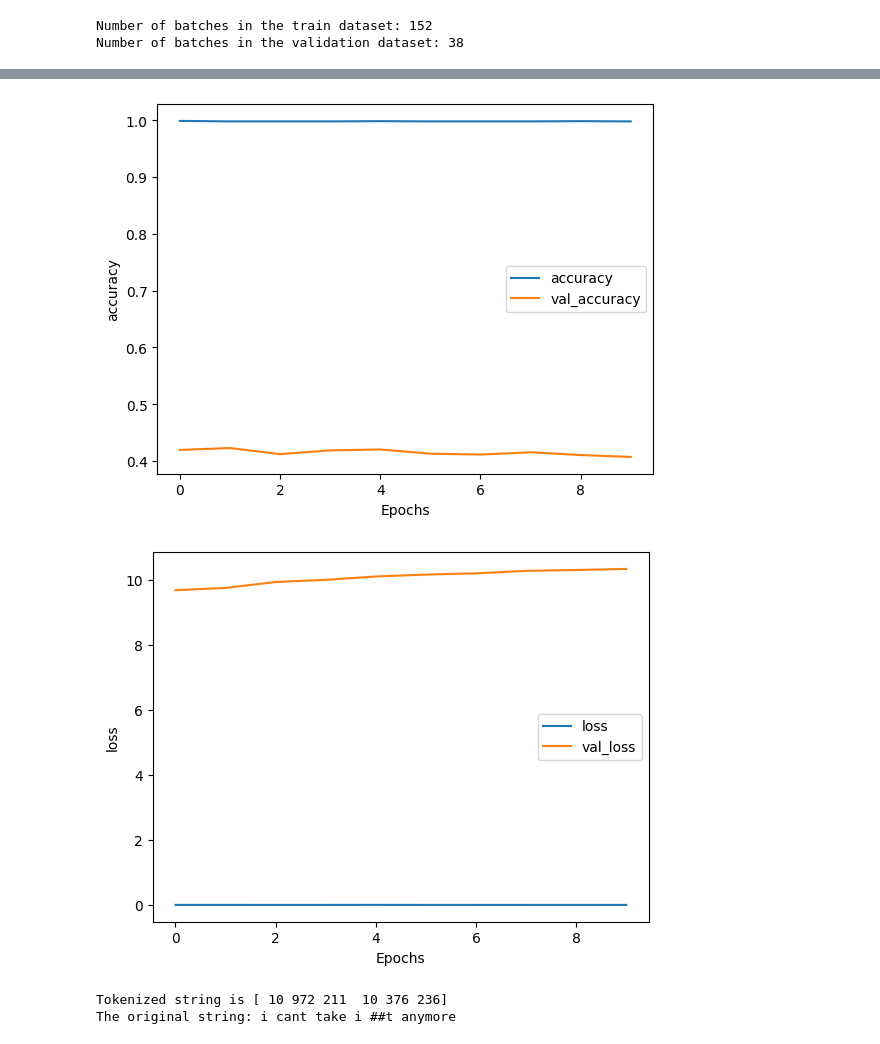
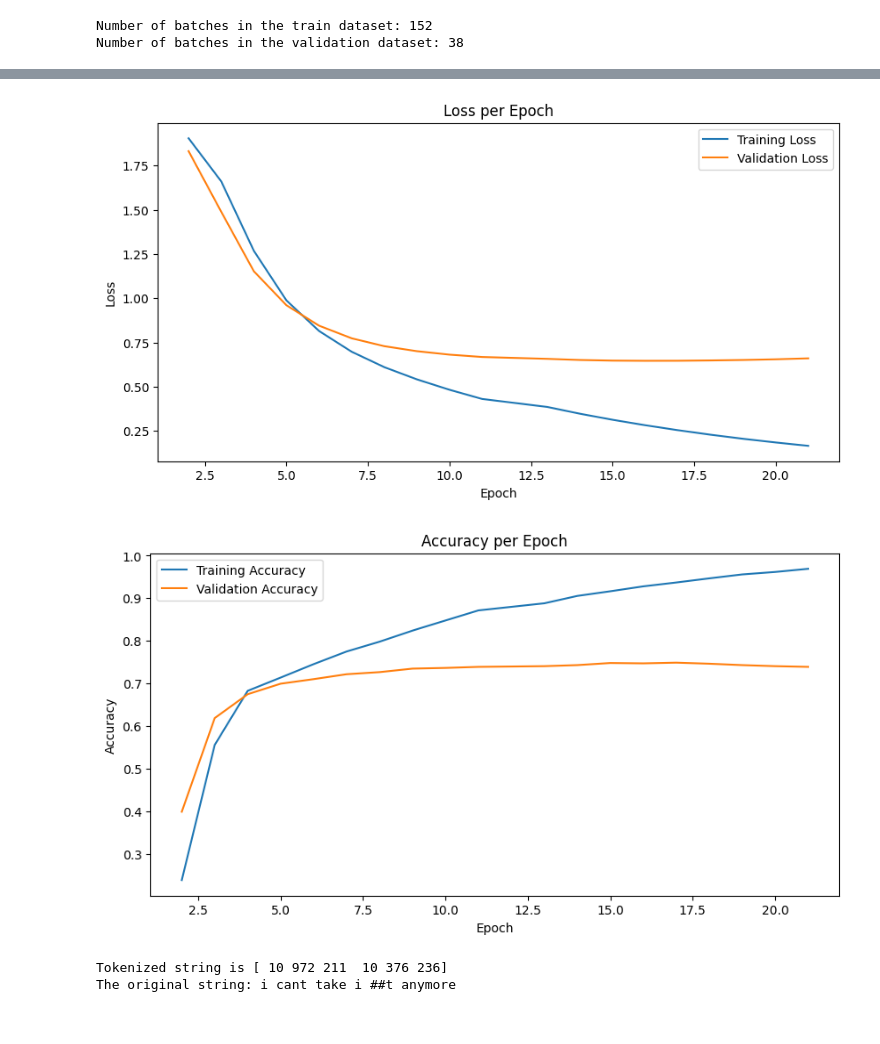
Before and after one commit to HealLink/ML-Model, a Jupyter notebook: notebook.ipynb, the cells around one changed output, grey strips where cells are left out. Saved outputs shown, nothing was run; the diff lists cells and outputs as text; code cells hidden in the pictures.

Commit message:
fix checkpoint mechanism

```diff
--- a/notebook.ipynb
+++ b/notebook.ipynb
@@ -286,0 +330,2 @@ predictions have shape: (32, 7)
+# %%
+num_of_epoch = 20
@@ -287,11 +349,11 @@ predictions have shape: (32, 7)
 # %%
 history = model.fit(
     train_dataset_final,
-    epochs=10,
+    epochs=num_of_epoch - start_epoch,
     validation_data=test_dataset_final,
     callbacks=[
         model_checkpoint_callback,
-        checkpoint_num_epoch_callback
+        custom_checkpoint_callback
     ]
     )
 # %% [output]
@@ -318,17 +378,33 @@ Epoch 10/10
-# %%
-def plot_graphs(history, metric):
-    plt.plot(history.history[metric])
-    plt.plot(history.history[f'val_{metric}'])
-    plt.xlabel("Epochs")
-    plt.ylabel(metric)
-    plt.legend([metric, f'val_{metric}'])
-    plt.show()
-
-plot_graphs(history, "accuracy")
-plot_graphs(history, "loss")
-# %% [output]
-[figure, removed]
-[figure, removed]
+# %%
+def plot_graphs(training_log):
+    # Load the log file
+    with open(training_log, "r") as f:
+        history = json.load(f)
+
+    # Plot loss
+    plt.figure(figsize=(10, 5))
+    plt.plot(history["epoch"], history["train_loss"], label="Training Loss")
+    plt.plot(history["epoch"], history["val_loss"], label="Validation Loss")
+    plt.title("Loss per Epoch")
+    plt.xlabel("Epoch")
+    plt.ylabel("Loss")
+    plt.legend()
+    plt.show()
+
+    # Plot accuracy
+    plt.figure(figsize=(10, 5))
+    plt.plot(history["epoch"], history["train_accuracy"], label="Training Accuracy")
+    plt.plot(history["epoch"], history["val_accuracy"], label="Validation Accuracy")
+    plt.title("Accuracy per Epoch")
+    plt.xlabel("Epoch")
+    plt.ylabel("Accuracy")
+    plt.legend()
+    plt.show()
+
+plot_graphs(training_log_filepath)
+# %% [output]
+[figure, added]
+[figure, added]
 # %%
 # Get the vocabulary
 imdb_vocab_fullword = vectorizer.get_vocabulary()
```
Also changed, not shown: parts of 12 cells of this notebook.
